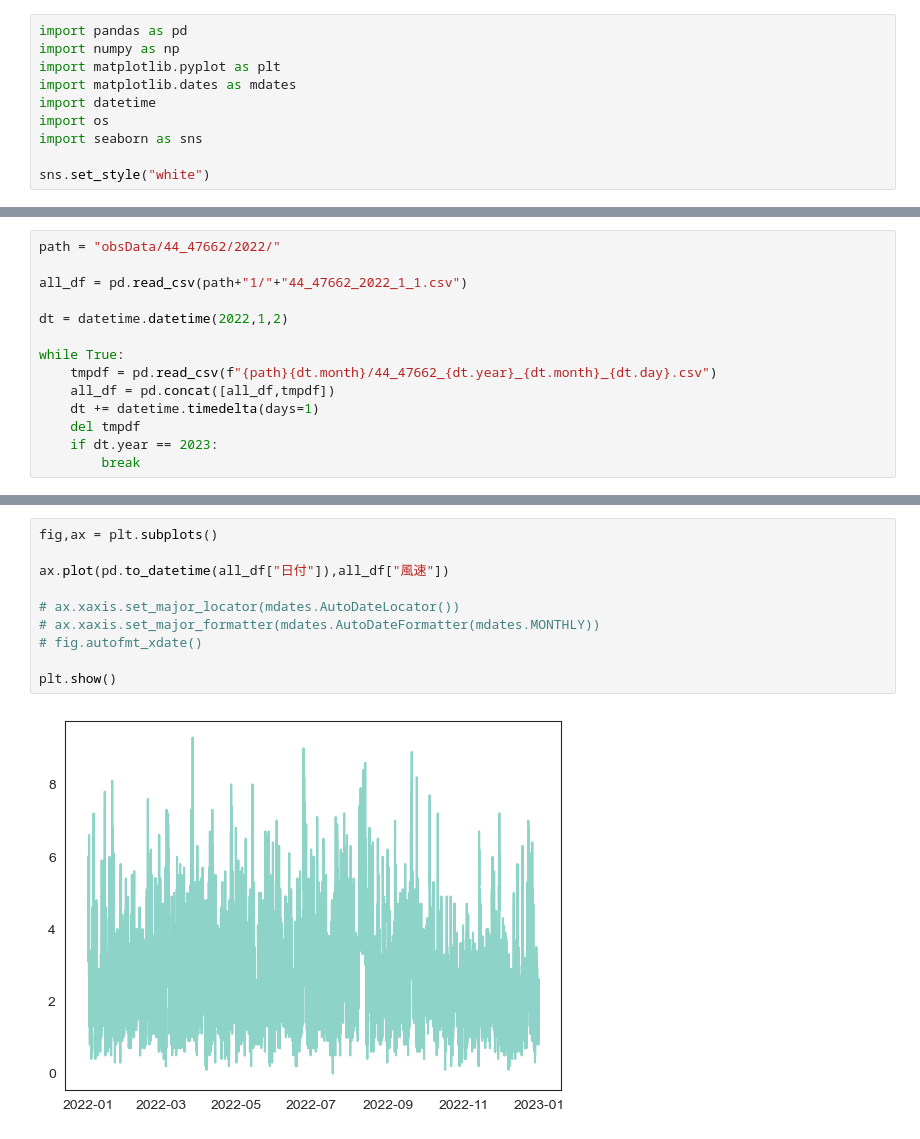
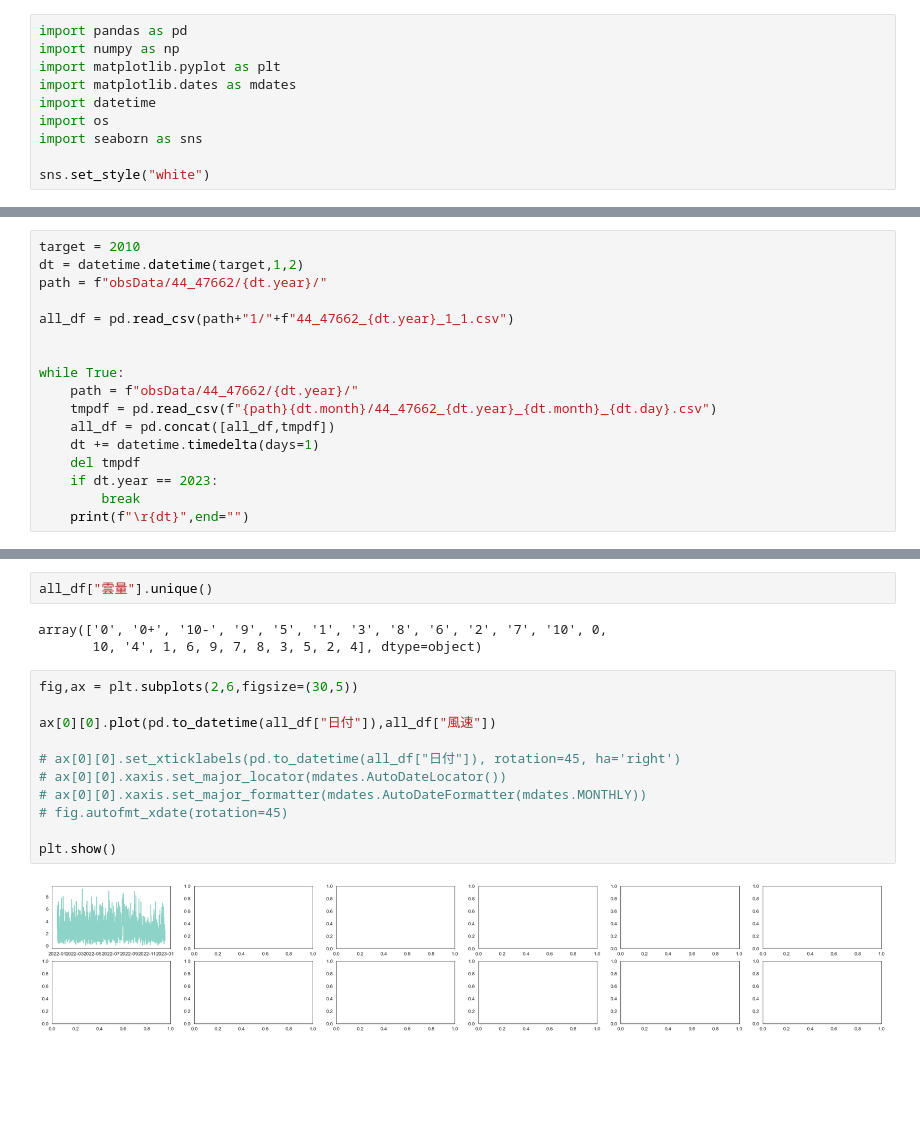
Before and after one commit to Ryo-Suzukii/ForecastCloudinJapan, a Jupyter notebook: EDA/EDA_1.ipynb, the cells around one changed output, grey strips where cells are left out. Drawn from its saved outputs; the diff is of its cells as text; blank space fills up the shorter version.

```diff
--- a/EDA/EDA_1.ipynb
+++ b/EDA/EDA_1.ipynb
@@ -18,14 +18,17 @@ c:\Users\astro\Documents\Python_Project\ForecastCloudinJapan
 # %%
-path = "obsData/44_47662/2022/"
+target = 2010
+dt = datetime.datetime(target,1,2)
+path = f"obsData/44_47662/{dt.year}/"
 
-all_df = pd.read_csv(path+"1/"+"44_47662_2022_1_1.csv")
+all_df = pd.read_csv(path+"1/"+f"44_47662_{dt.year}_1_1.csv")
 
-dt = datetime.datetime(2022,1,2)
 
 while True:
+    path = f"obsData/44_47662/{dt.year}/"
     tmpdf = pd.read_csv(f"{path}{dt.month}/44_47662_{dt.year}_{dt.month}_{dt.day}.csv")
     all_df = pd.concat([all_df,tmpdf])
     dt += datetime.timedelta(days=1)
     del tmpdf
     if dt.year == 2023:
         break
+    print(f"\r{dt}",end="")
@@ -34,12 +49,18 @@ jan = all_df[pd.to_datetime(all_df["日付"]) < datetime.datetime(2022,2,1)]
+# %%
+all_df["雲量"].unique()
+# %% [output]
+array(['0', '0+', '10-', '9', '5', '1', '3', '8', '6', '2', '7', '10', 0,
+       10, '4', 1, 6, 9, 7, 8, 3, 5, 2, 4], dtype=object)
 # %%
-fig,ax = plt.subplots()
+fig,ax = plt.subplots(2,6,figsize=(30,5))
 
-ax.plot(pd.to_datetime(all_df["日付"]),all_df["風速"])
+ax[0][0].plot(pd.to_datetime(all_df["日付"]),all_df["風速"])
 
-# ax.xaxis.set_major_locator(mdates.AutoDateLocator())
-# ax.xaxis.set_major_formatter(mdates.AutoDateFormatter(mdates.MONTHLY))
-# fig.autofmt_xdate()
+# ax[0][0].set_xticklabels(pd.to_datetime(all_df["日付"]), rotation=45, ha='right')
+# ax[0][0].xaxis.set_major_locator(mdates.AutoDateLocator())
+# ax[0][0].xaxis.set_major_formatter(mdates.AutoDateFormatter(mdates.MONTHLY))
+# fig.autofmt_xdate(rotation=45)
 
 plt.show()
 # %% [output]
-[figure, old version]
+[figure, new version]
```
Also changed, not shown: parts of 6 cells of this notebook.
